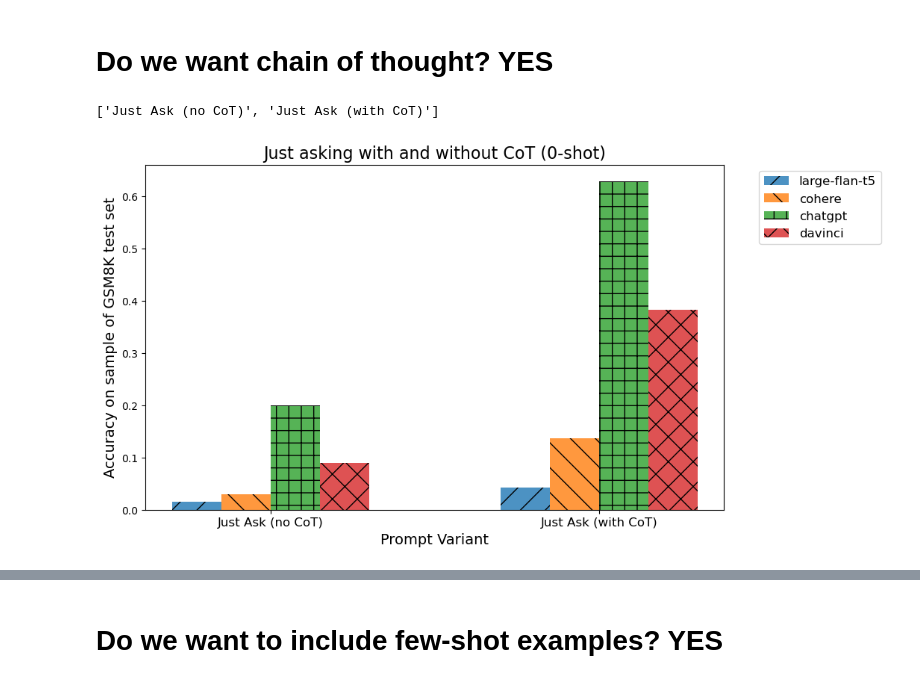
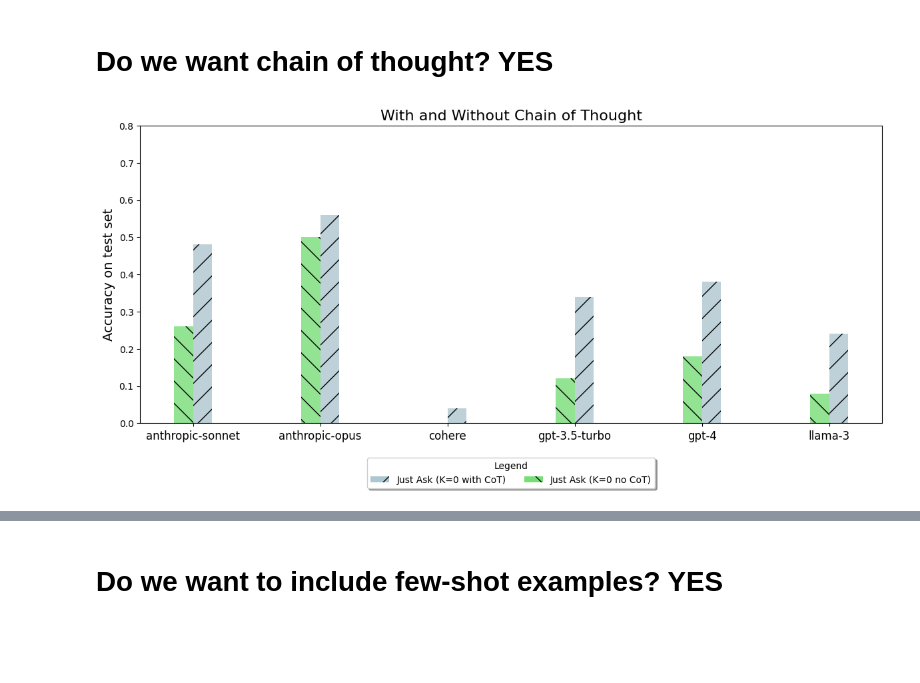
Before and after one commit to sinanuozdemir/quick-start-guide-to-llms, a Jupyter notebook: notebooks/5_adv_prompt_engineering.ipynb, the cells around one changed output, grey strips where cells are left out. Drawn from its saved outputs; the diff is of its cells as text; code cells hidden in the pictures; blank space fills up the shorter version.

```diff
--- a/notebooks/5_adv_prompt_engineering.ipynb
+++ b/notebooks/5_adv_prompt_engineering.ipynb
@@ -996,4 +883,4 @@ gsm_sample[0]
 # %%
 import time
 # %%
-closest_results = {}
+results = {}
@@ -1162,5 +1015,3 @@ KeyboardInterrupt
 # %%
-for k, v in closest_results.items():
+for k, v in results.items():
     print(k)
-#     if len(v) < 1:
-#         print(k)
@@ -1169,5 +1029,6 @@ for k, v in closest_results.items():
 # %%
 # Open a file for writing
-with open('closest_results.json', 'w') as f:
+import json
+with open('results.json', 'w') as f:
     # Write the dictionary to the file as a JSON string
-    json.dump(closest_results, f)
+    json.dump(results, f)
@@ -1178,15 +1035,13 @@ dict_keys(['Closest K=1', 'Closest K=3', 'Closest K=5', 'Closest K=7', 'Random K
 # %%
 accuracy = {}
 
-for k, values in closest_results.items():
+for k, values in results.items():
     if not values:
         continue
     accuracy[k] = {v: 0 for v in values[0].keys() if v != 'answer'}
     for d in values:
-        if d[model_name] == -1:
-            continue
         for model_name in accuracy[k].keys():
-            accuracy[k][model_name] += (1 if d[model_name] == d['answer'] else 0)
+            accuracy[k][model_name] += (1 if d[model_name]['num'] == d['answer'] else 0)
     for model_name in accuracy[k].keys():
         accuracy[k][model_name] /= len(values)
 print(json.dumps(accuracy, indent=2))
@@ -1245,36 +1149,6 @@ plt.show()
 # %% [markdown]
 # Do we want chain of thought? YES
 # %%
-import matplotlib.pyplot as plt
-
-labels = ['large-flan-t5', 'cohere', 'chatgpt', 'davinci']
-k_values = [_ for _ in closest_results.keys() if 'Just Ask' in _]  # has 5 values
-print(k_values)
-values = [[accuracy[k][l] for l in labels] for k in k_values]
-
-x = [i for i in range(len(k_values))]
-num_bars = len(labels)
-bar_width = 0.15
-
-hatches = ['/', '\\', '+', 'x']  # Add hatch patterns
-
-fig, ax = plt.subplots(figsize=(10, 6))  # increase figure size
-
-for i, label in enumerate(labels):
-    label_values = [accuracy[k][label] for k in k_values]
-    rects = ax.bar([j + i * bar_width for j in x], label_values, bar_width, alpha=0.8, hatch=hatches[i])  # Add hatch here
-
-ax.set_xlabel('Prompt Variant', fontsize=14)  # increase font size
-ax.set_ylabel('Accuracy on sample of GSM8K test set', fontsize=14)  # increase font size
-ax.set_title('Just asking with and without CoT (0-shot)', fontsize=16)  # increase font size
-ax.set_xticks([i + (bar_width * (num_bars - 1) / 2) for i in x])
-ax.set_xticklabels(k_values, fontsize=12)  # increase font size
-ax.legend(labels, bbox_to_anchor=(1.05, 1), loc='upper left', fontsize=12)  # increase font size
-
-fig.savefig('closest_k.png', dpi=1000)
-
-plt.tight_layout()
-plt.show()
+plot_results('With and Without Chain of Thought', filter=['Just Ask'])
 # %% [output]
-['Just Ask (no CoT)', 'Just Ask (with CoT)']
-[figure, old version]
+[figure, new version]
```
Also changed, not shown: parts of 115 cells of this notebook, 1 other file.
